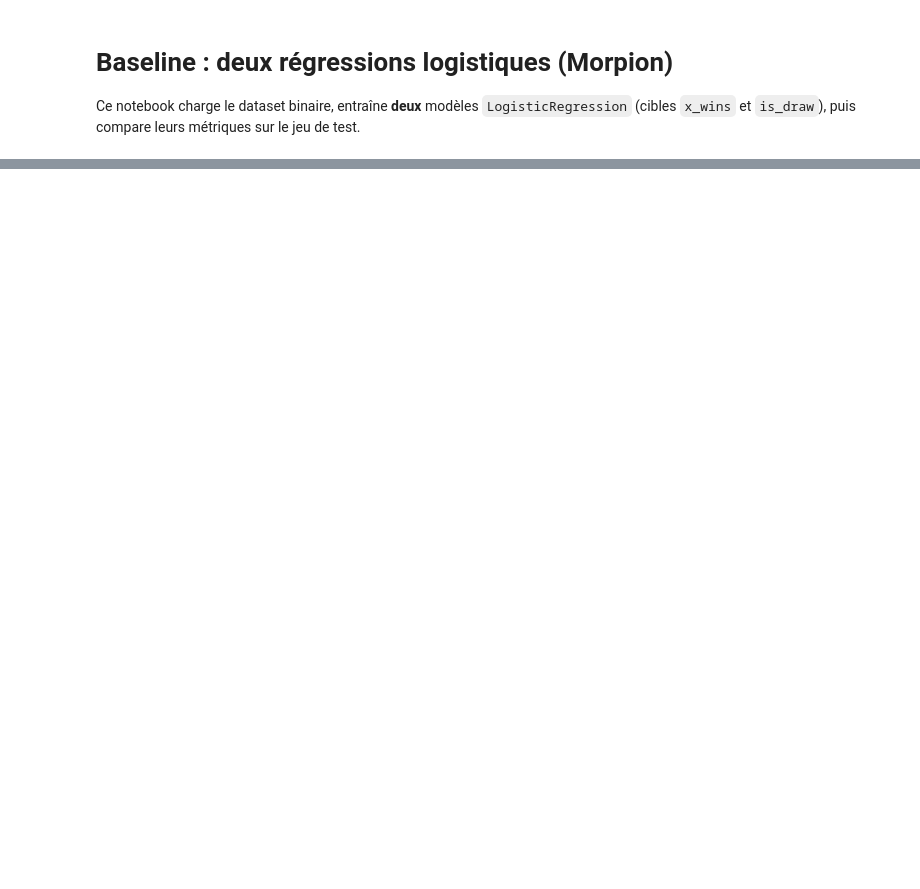
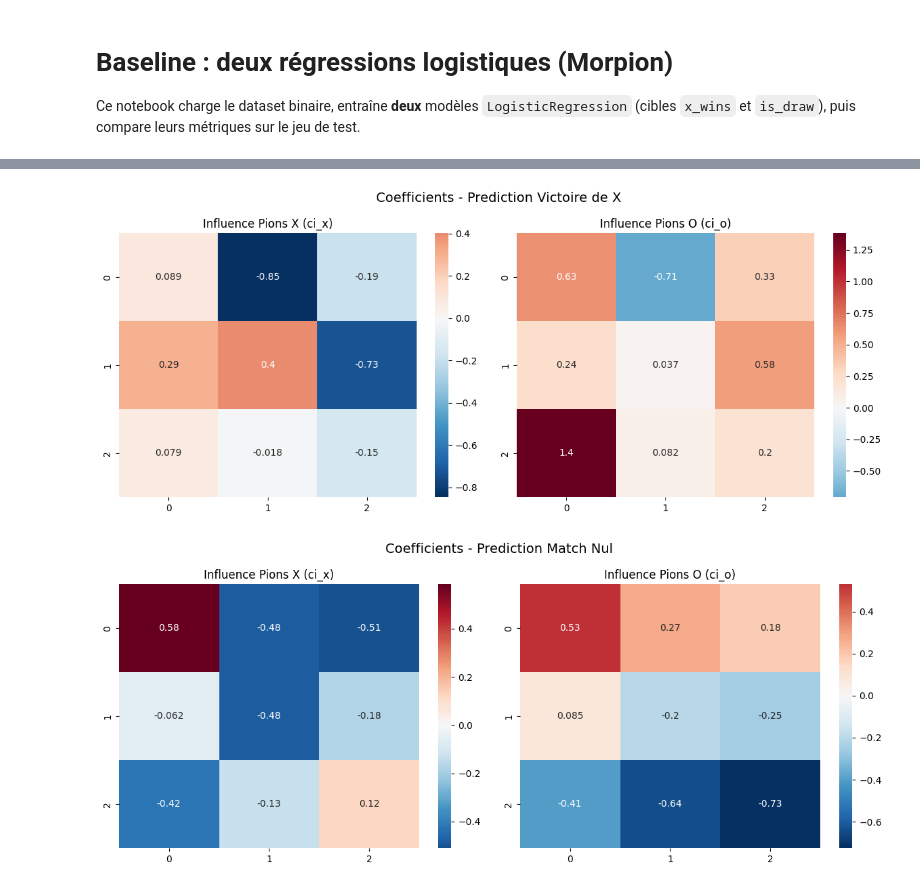
Before and after one commit to FetraFex/ml-examen, a Jupyter notebook: baseline_logistic_regression.ipynb, the cells around one changed output, grey strips where cells are left out. Drawn from its saved outputs; the diff is of its cells as text; code cells hidden in the pictures; blank space fills up the shorter version.

```diff
--- a/baseline_logistic_regression.ipynb
+++ b/baseline_logistic_regression.ipynb
@@ -186,0 +196,9 @@ summary
+# %%
+# ---------------------------------------------------------------------------
+# 7) Analyse des coefficients
+# ---------------------------------------------------------------------------
+plot_coefficients(model_x_wins, "Coefficients - Prediction Victoire de X")
+plot_coefficients(model_is_draw, "Coefficients - Prediction Match Nul")
+# %% [output]
+[figure, added]
+[figure, added]
```
Also changed, not shown: parts of 11 cells of this notebook.
